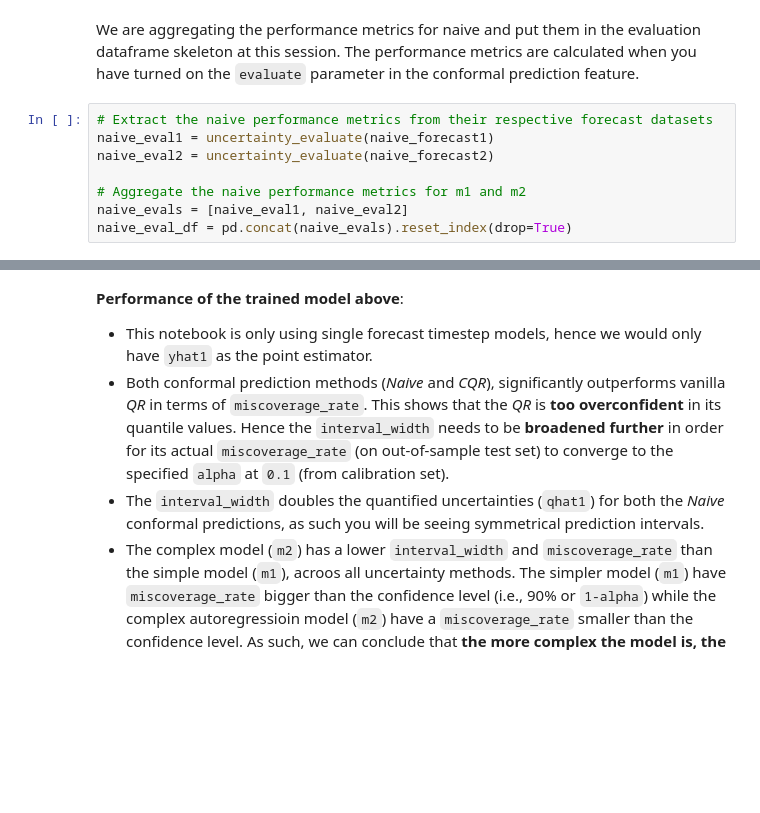
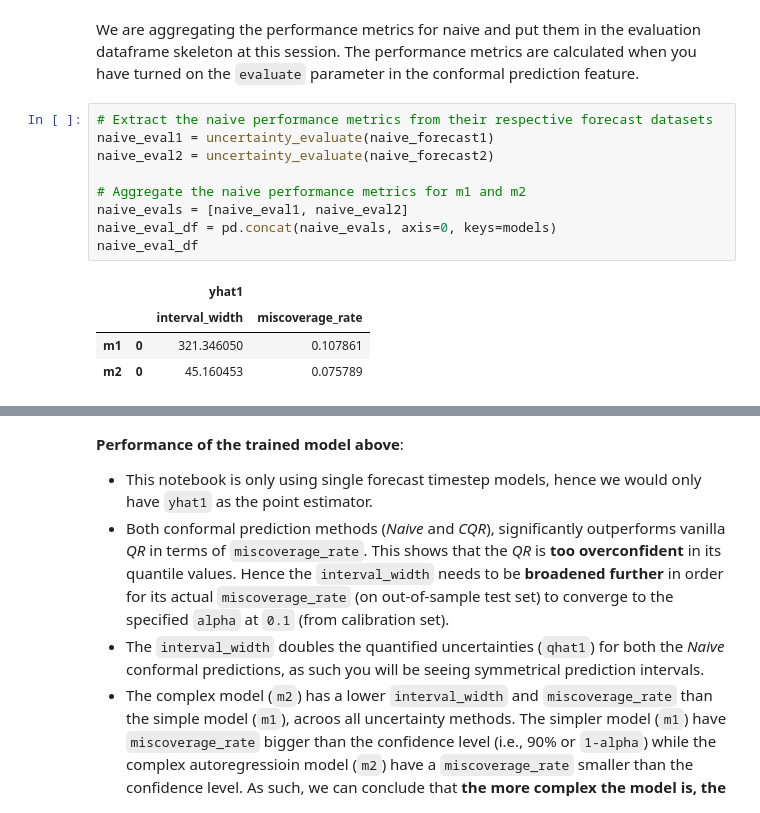
Before and after one commit to ourownstory/neural_prophet, a Jupyter notebook: tutorials/feature-use/uncertainty_conformal_prediction.ipynb, the cells around one changed output, grey strips where cells are left out. Drawn from its saved outputs; the diff is of its cells as text; blank space fills up the shorter version.

```diff
--- a/tutorials/feature-use/uncertainty_conformal_prediction.ipynb
+++ b/tutorials/feature-use/uncertainty_conformal_prediction.ipynb
@@ -302,11 +343,17 @@ We are aggregating the performance metrics for naive and put them in the evaluat
 # %%
 # Extract the naive performance metrics from their respective forecast datasets
 naive_eval1 = uncertainty_evaluate(naive_forecast1)
 naive_eval2 = uncertainty_evaluate(naive_forecast2)
 
 # Aggregate the naive performance metrics for m1 and m2
 naive_evals = [naive_eval1, naive_eval2]
-naive_eval_df = pd.concat(naive_evals).reset_index(drop=True)
+naive_eval_df = pd.concat(naive_evals, axis=0, keys=models)
+naive_eval_df
+# %% [output]
+|  |  | yhat1 |  |
+|  |  | interval_width | miscoverage_rate |
+| m1 | 0 | 321.346050 | 0.107861 |
+| m2 | 0 | 45.160453 | 0.075789 |
 # %%
 # Extract the cqr performance metrics from their respective forecast datasets
 cqr_eval1 = uncertainty_evaluate(cqr_forecast1)
```
Also changed, not shown: parts of 18 cells of this notebook, 6 other files.
